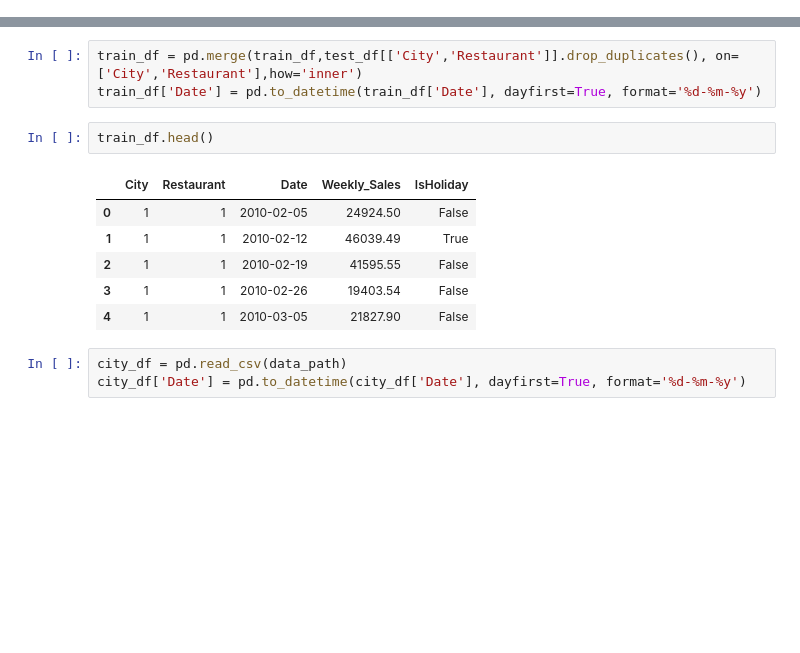
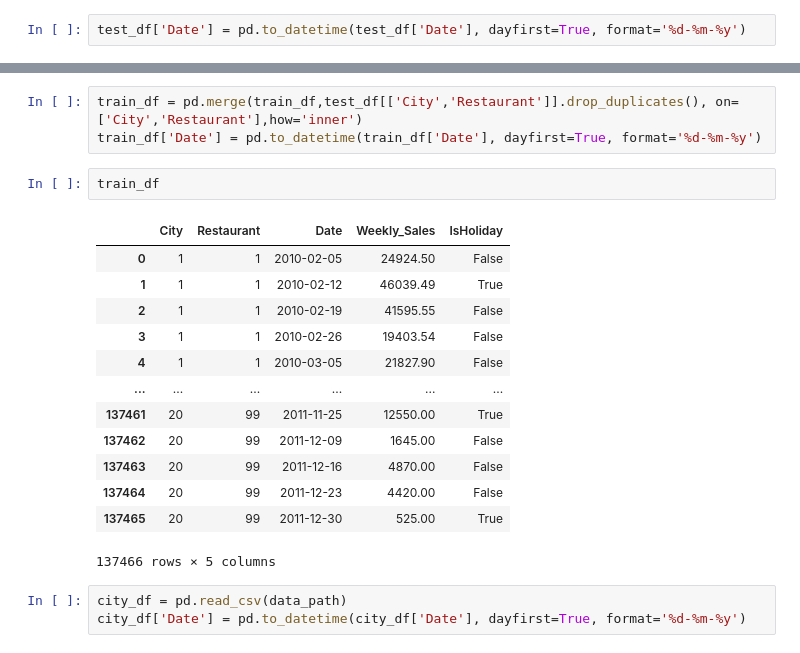
Before and after one commit to ilyalasy/ml_tasks, a Jupyter notebook: Restaurants/Restaurants_TS_Forecasting.ipynb, the cells around one changed output, grey strips where cells are left out. Cells and saved outputs as stored; diff of their text form; blank space fills up the shorter version.

```diff
--- a/Restaurants/Restaurants_TS_Forecasting.ipynb
+++ b/Restaurants/Restaurants_TS_Forecasting.ipynb
@@ -39,20 +39,29 @@ test_df.head()
 | 2 | 1 | 1 | 20-01-12 | False |
 | 3 | 1 | 1 | 27-01-12 | False |
 | 4 | 1 | 1 | 03-02-12 | False |
+# %%
+test_df['Date'] = pd.to_datetime(test_df['Date'], dayfirst=True, format='%d-%m-%y')
 # %% [markdown]
 ### Drop restaurants from train that doesnt exist in test
 # %%
 train_df = pd.merge(train_df,test_df[['City','Restaurant']].drop_duplicates(), on=['City','Restaurant'],how='inner')
 train_df['Date'] = pd.to_datetime(train_df['Date'], dayfirst=True, format='%d-%m-%y')
 # %%
-train_df.head()
+train_df
 # %% [output]
 |  | City | Restaurant | Date | Weekly_Sales | IsHoliday |
 | 0 | 1 | 1 | 2010-02-05 | 24924.50 | False |
 | 1 | 1 | 1 | 2010-02-12 | 46039.49 | True |
 | 2 | 1 | 1 | 2010-02-19 | 41595.55 | False |
 | 3 | 1 | 1 | 2010-02-26 | 19403.54 | False |
 | 4 | 1 | 1 | 2010-03-05 | 21827.90 | False |
+| ... | ... | ... | ... | ... | ... |
+| 137461 | 20 | 99 | 2011-11-25 | 12550.00 | True |
+| 137462 | 20 | 99 | 2011-12-09 | 1645.00 | False |
+| 137463 | 20 | 99 | 2011-12-16 | 4870.00 | False |
+| 137464 | 20 | 99 | 2011-12-23 | 4420.00 | False |
+| 137465 | 20 | 99 | 2011-12-30 | 525.00 | True |
+137466 rows × 5 columns
 # %%
 city_df = pd.read_csv(data_path)
 city_df['Date'] = pd.to_datetime(city_df['Date'], dayfirst=True, format='%d-%m-%y')
```
Also changed, not shown: parts of 35 cells of this notebook, 5 other files.
